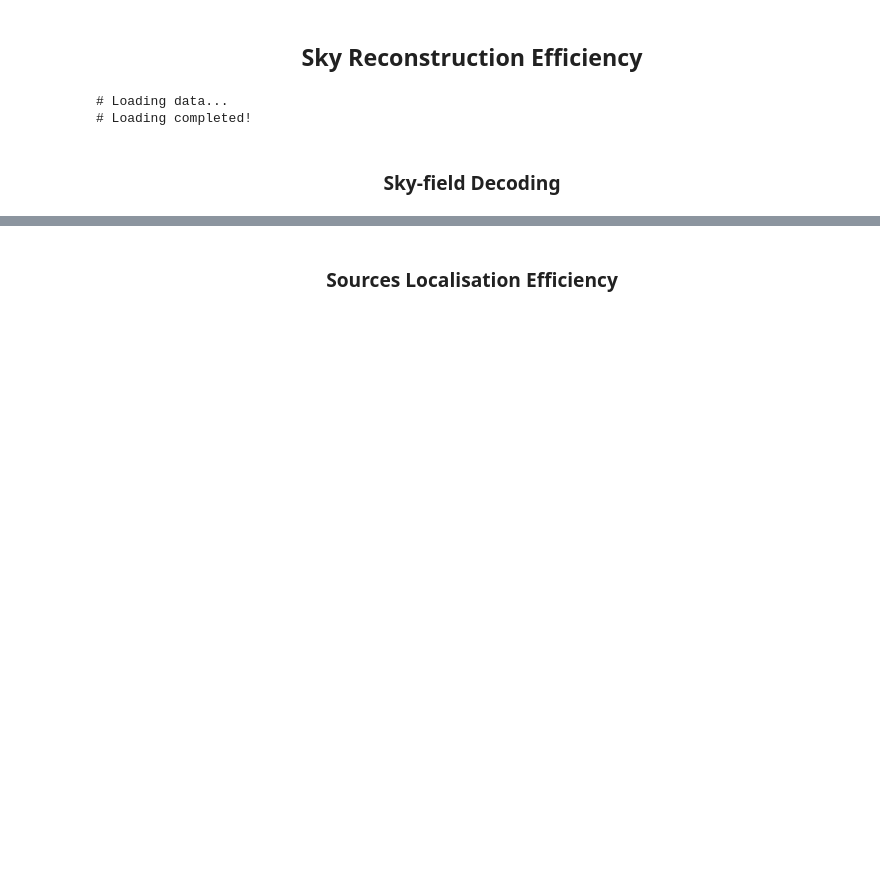
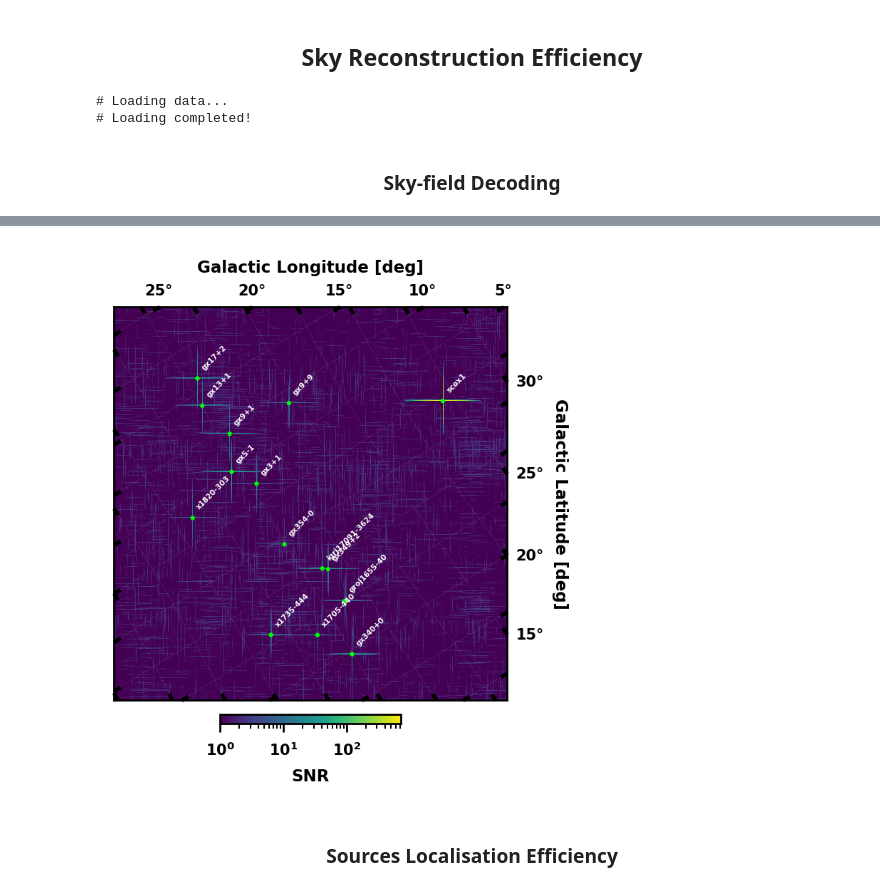
Before and after one commit to EdoardoGiancarli/LearningCodedMasks, a Jupyter notebook: IROS/PAPER_RecImgs.ipynb, the cells around one changed output, grey strips where cells are left out. Saved outputs shown, nothing was run; the diff lists cells and outputs as text; code cells hidden in the pictures; blank space fills up the shorter version.

```diff
--- a/IROS/PAPER_RecImgs.ipynb
+++ b/IROS/PAPER_RecImgs.ipynb
@@ -165,2 +167,28 @@ show_composed_skymap(
+# %%
+from astropy.nddata import Cutout2D
+from astropy.coordinates import SkyCoord
+
+from bloodmoon.coords import angle2shift, shift2equatorial
+
+def angle2equatorial(camera, sdl, theta_x, theta_y) -> tuple[float, float]:
+    sx, sy = map(lambda theta: angle2shift(camera, theta), (theta_x, theta_y))
+    return shift2equatorial(sdl, camera, sx, sy)
+
+tx, ty = 0.0, 6.0
+
+POS: tuple[float, float] = angle2equatorial(wfm, sdlA, tx, ty)
+SIZE: tuple[int, int] = (1350, 1350)
+cutout = Cutout2D(transf(out_comp), SkyCoord(ra=POS[0], dec=POS[1], frame='fk5', unit='deg'), SIZE, wcs=wcs)
+
+KWS_comp['ticks_spacing'] = 5
+show_composed_skymap(
+    image=transf(cutout.data),
+    wcs=cutout.wcs,
+    reg=reg,
+    save_to=f'{OUT_RESULTS_PATH}/composed_OUTSKY_cutout.pdf',
+    **KWS_comp,
+)
+# %% [output]
+[figure, added]
 # %% [markdown]
 ### <center>**Sources Localisation Efficiency**<center>
```
Also changed, not shown: parts of 6 cells of this notebook, 2 other files.
